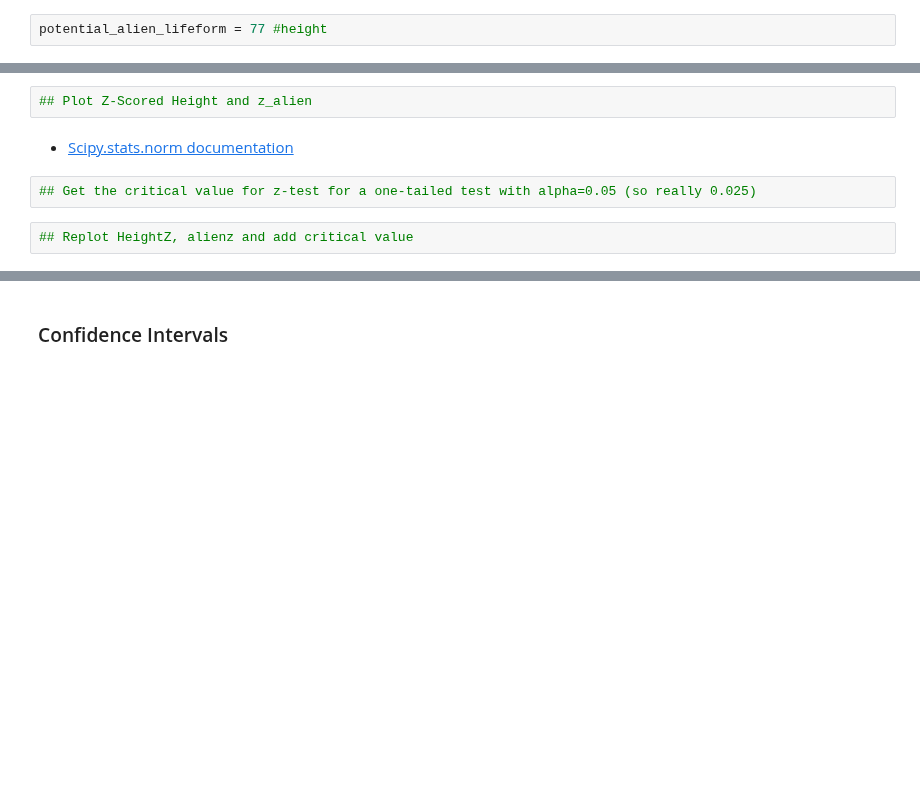
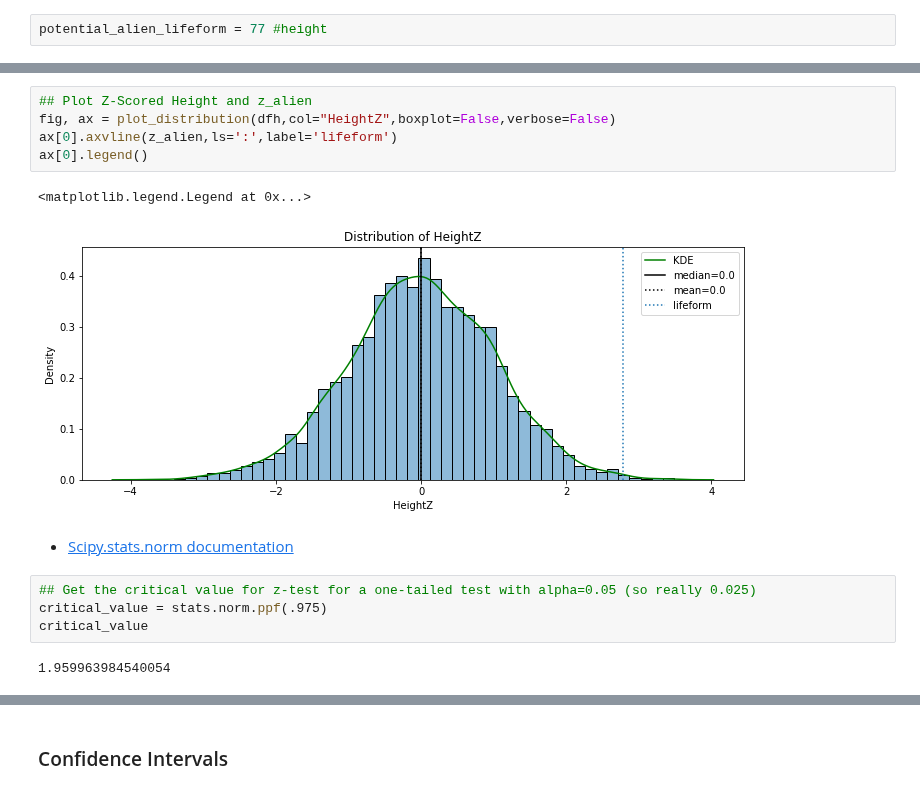
Before and after one commit to flatiron-school/Online-DS-FT-022221-Cohort-Notes, a Jupyter notebook: Phase_2/topic_13_central_limit_theorem/topic_13_central_limit_theorem_SG.ipynb, the cells around one changed output, grey strips where cells are left out. Cells and saved outputs as stored; diff of their text form; blank space fills up the shorter version.

```diff
--- a/Phase_2/topic_13_central_limit_theorem/topic_13_central_limit_theorem_SG.ipynb
+++ b/Phase_2/topic_13_central_limit_theorem/topic_13_central_limit_theorem_SG.ipynb
@@ -191,8 +270,16 @@ potential_alien_lifeform = 77 #height
-# %%
-## Plot Z-Scored Height and z_alien
+# %%
+## Plot Z-Scored Height and z_alien
+fig, ax = plot_distribution(dfh,col="HeightZ",boxplot=False,verbose=False)
+ax[0].axvline(z_alien,ls=':',label='lifeform')
+ax[0].legend()
+# %% [output]
+<matplotlib.legend.Legend at 0x...>
+[figure, added]
 # %% [markdown]
 - [Scipy.stats.norm documentation](https://docs.scipy.org/doc/scipy/reference/generated/scipy.stats.norm.html)
 # %%
 ## Get the critical value for z-test for a one-tailed test with alpha=0.05 (so really 0.025)
+critical_value = stats.norm.ppf(.975)
+critical_value
+# %% [output]
+1.959963984540054
-# %%
-## Replot HeightZ, alienz and add critical value
```
Also changed, not shown: parts of 33 cells of this notebook.
